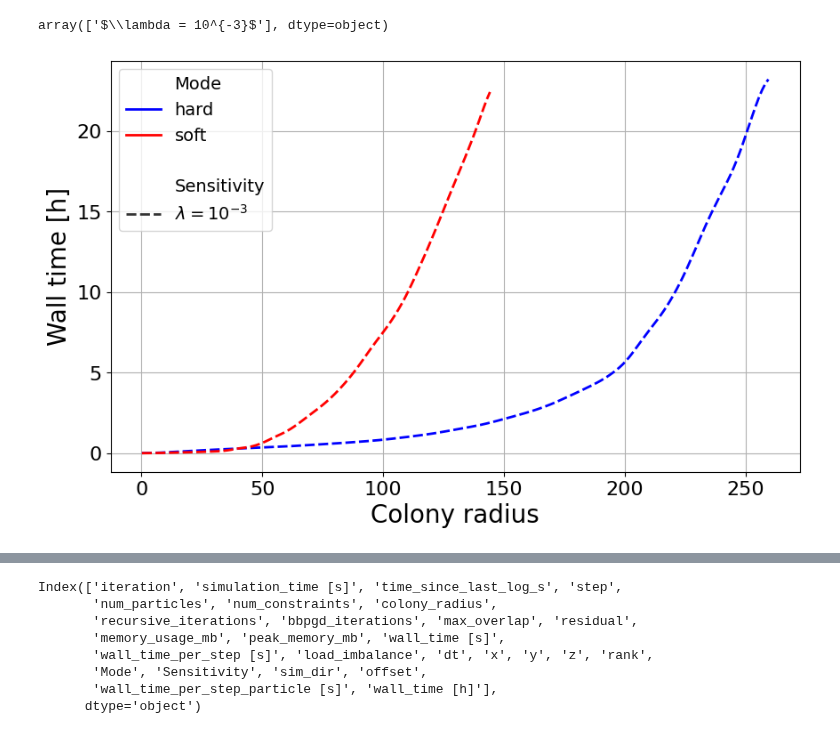
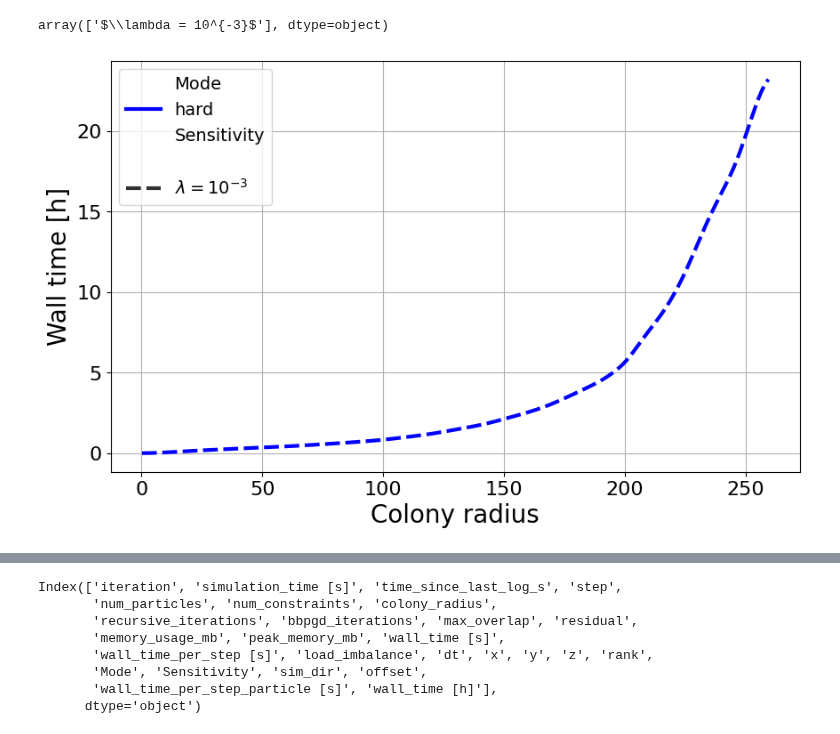
Before and after one commit to ManuelLerchner/ProliferatingCellCollectives-IDP, a Jupyter notebook: analysis/plot_huge.ipynb, the cells around one changed output, grey strips where cells are left out. Cells and saved outputs as stored; diff of their text form; code cells hidden in the pictures.

```diff
--- a/analysis/plot_huge.ipynb
+++ b/analysis/plot_huge.ipynb
@@ -197,7 +197,7 @@ def plot_parameter_over_time(sim_dict, x, y, yscale=None, xscale=None, outname=N
         style=style,        # line style by exponent
         ax=ax,
         **kwargs,
-        lw=2, ms=10,
+        lw=3, ms=10,
         palette=MODE_COLORS,
         style_order=(LINE_STYLES.keys()),
         markers=False,
@@ -362,7 +362,7 @@ def plot_radial_distribution(particles_dict, variable, bin_size=2.0, outname=Non
         ax=ax,
         # palette=MODE_COLORS,
         **kwargs,
-        lw=2, ms=10,
+        lw=3, ms=10,
         palette=MODE_COLORS,
         style_order=LINE_STYLES.keys(),
         markers=False,
@@ -544,7 +544,7 @@ def plot_radial_distribution_shared(particles_dict, variable, bin_size=2.0, outn
 from load_combined import load_combined
 
 source_folders = [
-    "../data/huge",
+    "../data/huge/output_hard",
 
 ]
 
@@ -559,6 +559,6 @@ for folder in source_folders:
         if any(f.endswith(".pvtu") for f in os.listdir(root)):
             sim_dirs.append(os.path.join(root))
 
-particles_dict, sim_dict, params_dict = load_combined(sim_dirs, offset=-5)
+particles_dict, sim_dict, params_dict = load_combined(sim_dirs, offset=-2)
 # %% [output]
 loading ../data/huge/output_hard/112ranks/vtk_output_hard
@@ -635,8 +646,14 @@ sim_dict["Sensitivity"].unique()
 # %% [output]
 array(['$\\lambda = 10^{-3}$'], dtype=object)
 # %%
-plot_parameter_over_time(sim_dict, "colony_radius", "wall_time [h]",
-                         xlabel="Colony radius", ylabel="Wall time [h]", errorbar=("se", 5), outname="huge_wall_time_vs_radius.png");
+g = plot_parameter_over_time(sim_dict, "colony_radius", "wall_time [h]",
+                             xlabel="Colony radius", ylabel="Wall time [h]", errorbar=("se", 5), outname="huge_wall_time_vs_radius.png")
+
+
+leg = g.axes[0].get_legend()
+
+handles = leg.legend_handles
+labels = [h.get_label() for h in handles]
 # %% [output]
-[figure, old version]
+[figure, new version]
 # %%
```
Also changed, not shown: parts of 21 cells of this notebook, 10 other files.
